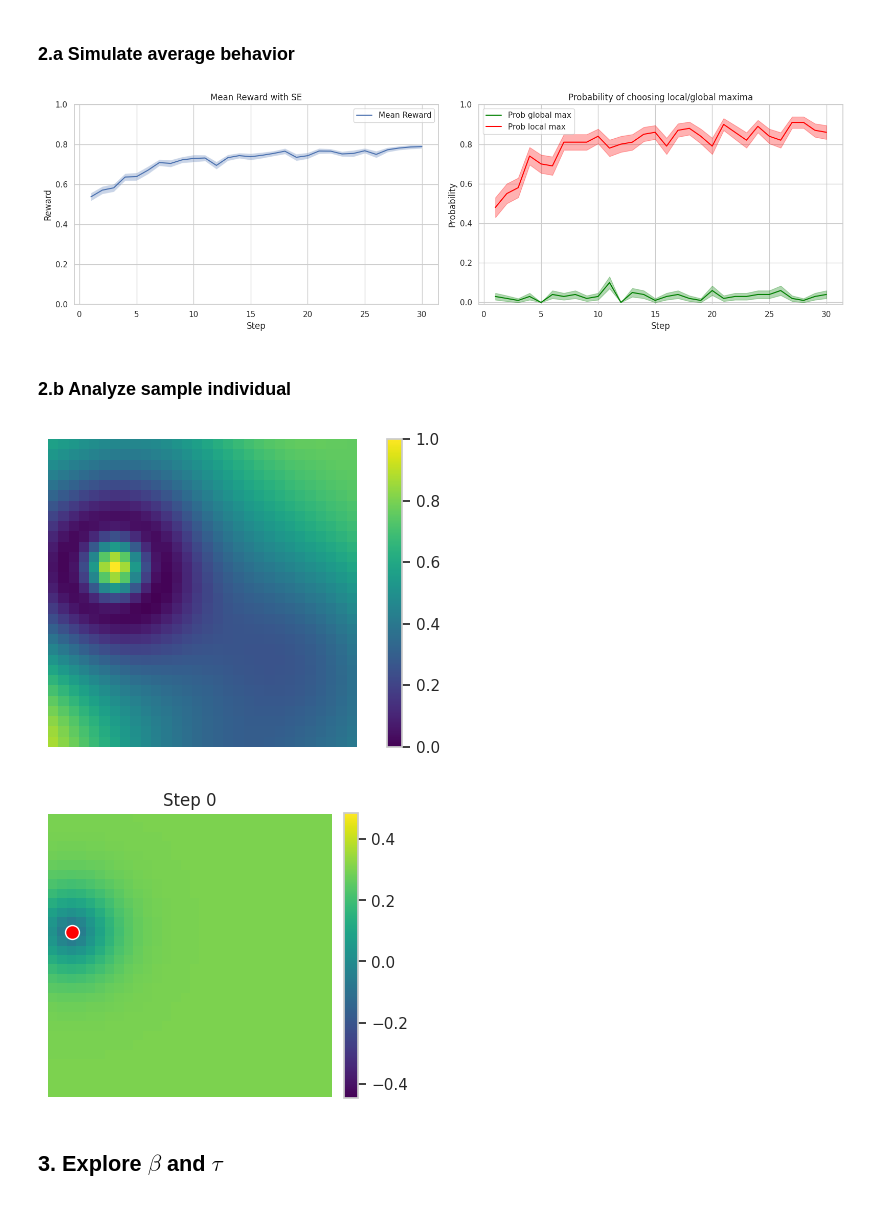
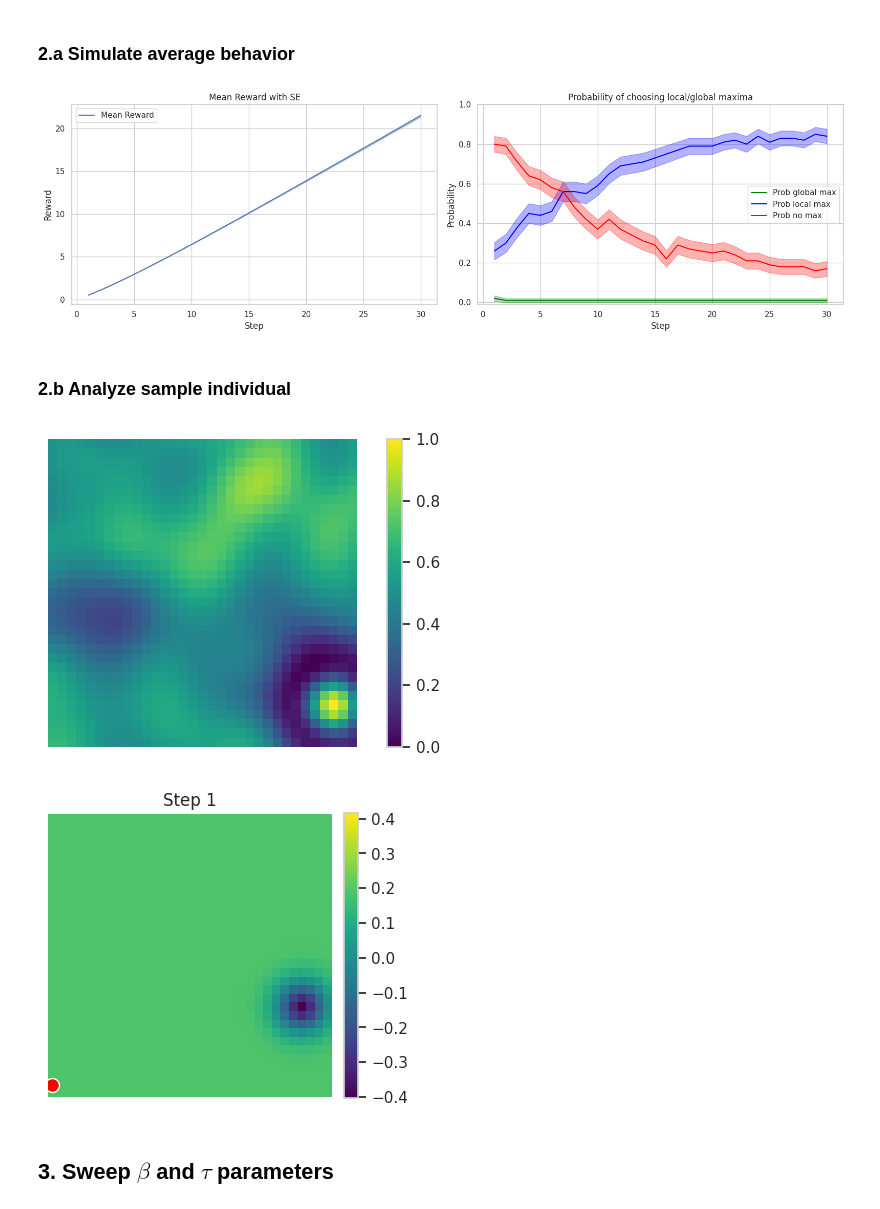
Before and after one commit to vagechirkov/Spatial-MAB-taboo, a Jupyter notebook: single_agent_simulations.ipynb, the cells around one changed output. Cells and saved outputs as stored; diff of their text form; code cells hidden in the pictures.

Commit message:
add params for data collectors; track probability of not being at any max

```diff
--- a/single_agent_simulations.ipynb
+++ b/single_agent_simulations.ipynb
@@ -185,7 +255,8 @@ df_batch = pd.DataFrame(batch_results)
 df_grouped = df_batch.groupby('Step').agg({
     'reward': ['mean', 'std'],
     'global_max': ['mean', 'std'],
-    'local_max': ['mean', 'std']
+    'local_max': ['mean', 'std'],
+    'no_max': ['mean', 'std']
     }).reset_index()
 
 # Plot mean reward and probabilities in adjacent subplots
@@ -209,17 +280,21 @@ local_max_mean = df_grouped['local_max']['mean']
 local_max_SE = df_grouped['local_max']['std'] / np.sqrt(n_runs)
 axes[1].plot(df_grouped['Step'], global_max_mean, label='Prob global max', color='green')
 axes[1].fill_between(df_grouped['Step'], global_max_mean - global_max_SE, global_max_mean + global_max_SE, alpha=0.3, color='green')
-axes[1].plot(df_grouped['Step'], local_max_mean, label='Prob local max', color='red')
-axes[1].fill_between(df_grouped['Step'], local_max_mean - local_max_SE, local_max_mean + local_max_SE, alpha=0.3, color='red')
+axes[1].plot(df_grouped['Step'], local_max_mean, label='Prob local max', color='blue')
+axes[1].fill_between(df_grouped['Step'], local_max_mean - local_max_SE, local_max_mean + local_max_SE, alpha=0.3, color='blue')
+not_any_max_mean = df_grouped['no_max']['mean']
+not_any_max_SE = df_grouped['no_max']['std'] / np.sqrt(n_runs)
+axes[1].plot(df_grouped['Step'], not_any_max_mean, label='Prob no max', color='red')
+axes[1].fill_between(df_grouped['Step'], not_any_max_mean - not_any_max_SE, not_any_max_mean + not_any_max_SE, alpha=0.3, color='red')
 axes[1].set_title('Probability of choosing local/global maxima')
 axes[1].set_xlabel('Step')
 axes[1].set_ylabel('Probability')
-axes[1].set_ylim(0, 1)
+axes[1].set_ylim(-0.01, 1)
 axes[1].legend()
 
 plt.tight_layout()
 plt.show()
 # %% [output]
-[figure, old version]
+[figure, new version]
 # %% [markdown]
 ### 2.b Analyze sample individual
@@ -253,46 +373,35 @@ batch_results = mesa.batch_run(
     number_processes=None,
 )
 # %%
-rng = np.random.default_rng(3)
-reward, _, _ = make_parent_and_children_correlated_dog(
+rng = np.random.default_rng(seed)
+reward_params = {
+    'length_scale': lambda_true,
+    'target_correlation': 0.9,
+    'n_children': 1
+}
+
+_, reward, _ = make_parent_and_children_correlated_dog(
     rng=rng,
     grid_size=grid_size,
     **reward_params
 )
-plot_reward_grid(reward)
+plot_reward_grid(reward[0])
+plt.show()
+
+df_batch = pd.DataFrame(batch_results)
+ani, fig, ax = animate_heatmap_trajectory(
+    df_batch,
+    heatmap_col='value',
+    choice_col='choice',
+    save_path='policy_evolution.gif',
+    fps=3,
+    start_idx=1,
+    repeat=False,
+    title_prefix='Step',
+)
 # %% [output]
-[figure, old version]
+[figure, new version]
+[figure, added]
-# %%
-df_batch = pd.DataFrame(batch_results)
-
-heatmaps = df_batch['value'].to_numpy()  # shape (60,), each element is a 2D array
-fig, ax = plt.subplots(figsize=(4, 4))
-
-vmin = min(h.min() for h in heatmaps)
-vmax = max(h.max() for h in heatmaps)
-
-im = ax.imshow(
-    heatmaps[1], cmap='viridis', origin='lower', vmin=vmin, vmax=vmax
-)
-ax.scatter(df_batch.loc[0, 'choice'][0], df_batch.loc[0, 'choice'][1], color='red', s=100, edgecolor='white')
-ax.axis('off')
-fig.colorbar(im, ax=ax, fraction=0.046, pad=0.04)
-
-def update(frame):
-    ax.clear()  # Clear previous scatter points
-    # im.set_array(heatmaps[frame+1])  # Update the data
-    im = ax.imshow(
-        heatmaps[frame+1], cmap='viridis', origin='lower', vmin=vmin, vmax=vmax
-    )
-    ax.scatter(df_batch.loc[frame, 'choice'][1], df_batch.loc[frame, 'choice'][0], color='red', s=100, edgecolor='white')
-    ax.set_title(f'Step {frame}')
-    ax.axis('off')
-    return im,
-
-ani = FuncAnimation(fig, update, frames=len(heatmaps)-1, repeat=False)
-ani.save('policy_evolution.gif', writer='pillow', fps=2)
-# %% [output]
-[figure, removed]
 # %% [markdown]
-## 3. Explore $\beta$ and $\tau$
+## 3. Sweep $\beta$ and $\tau$ parameters
 # %%
```
Also changed, not shown: parts of 8 cells of this notebook, 1 other file.
